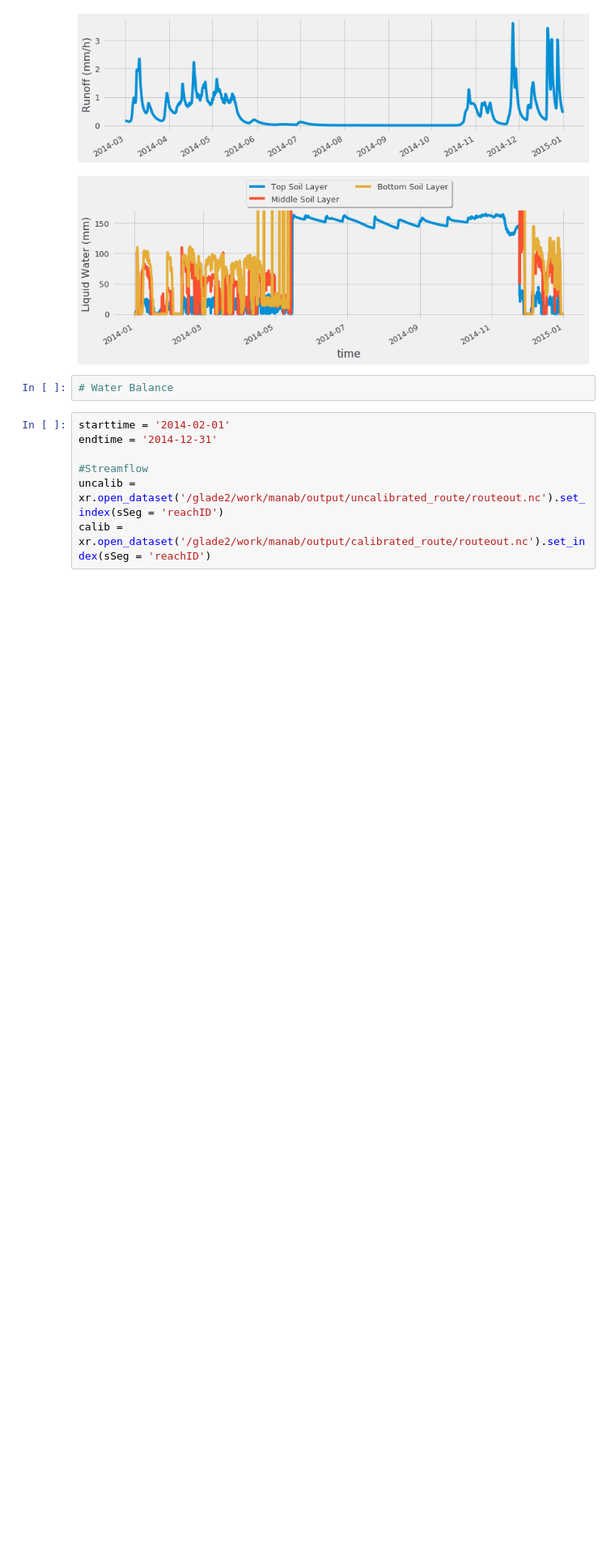
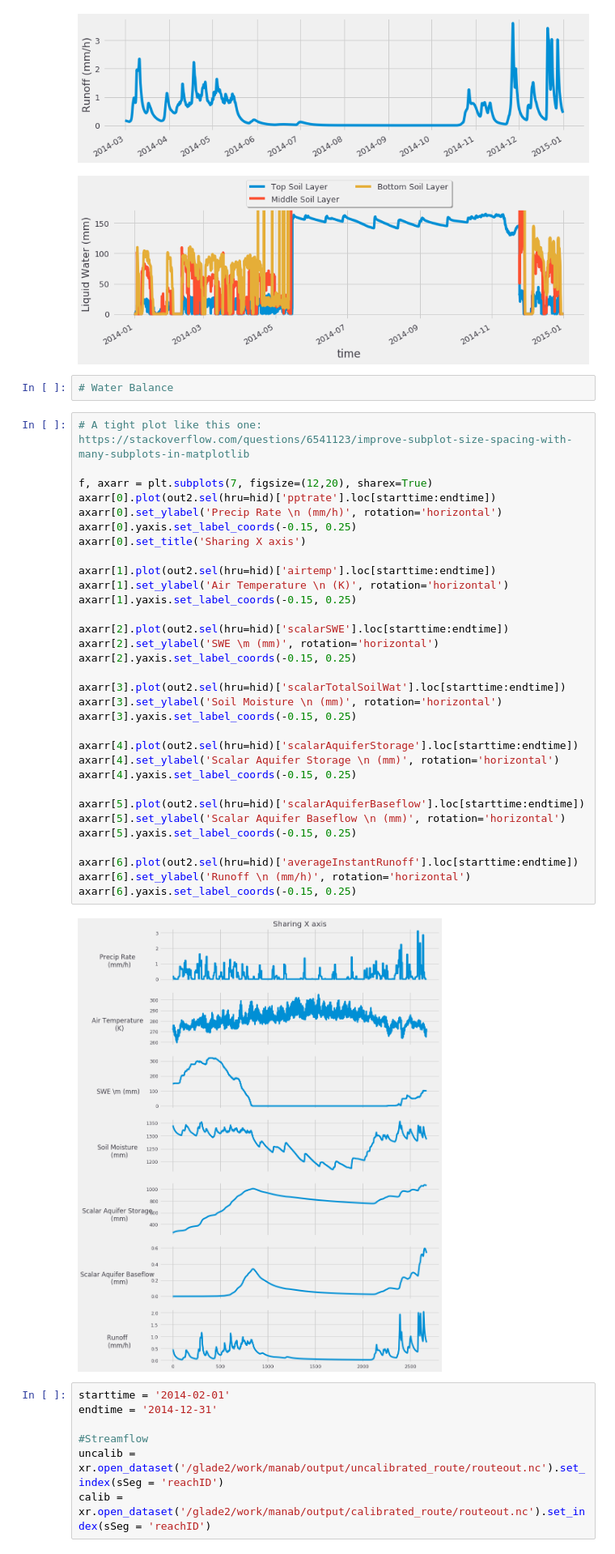
Before and after one commit to hydrofcst/luit, a Jupyter notebook: calib_HHDW1_comprehensive.ipynb, the cells around one changed output. Shown at 81% size. Drawn from its saved outputs; the diff is of its cells as text; blank space fills up the shorter version.

Commit message:
Subplots

```diff
--- a/calib_HHDW1_comprehensive.ipynb
+++ b/calib_HHDW1_comprehensive.ipynb
@@ -161,6 +161,40 @@ metaPlotter(out1)
 [figure]
 # %%
 # Water Balance
+# %%
+# A tight plot like this one: https://stackoverflow.com/questions/6541123/improve-subplot-size-spacing-with-many-subplots-in-matplotlib
+
+f, axarr = plt.subplots(7, figsize=(12,20), sharex=True)
+axarr[0].plot(out2.sel(hru=hid)['pptrate'].loc[starttime:endtime])
+axarr[0].set_ylabel('Precip Rate \n (mm/h)', rotation='horizontal')
+axarr[0].yaxis.set_label_coords(-0.15, 0.25)
+axarr[0].set_title('Sharing X axis')
+
+axarr[1].plot(out2.sel(hru=hid)['airtemp'].loc[starttime:endtime])
+axarr[1].set_ylabel('Air Temperature \n (K)', rotation='horizontal')
+axarr[1].yaxis.set_label_coords(-0.15, 0.25)
+
+axarr[2].plot(out2.sel(hru=hid)['scalarSWE'].loc[starttime:endtime])
+axarr[2].set_ylabel('SWE \m (mm)', rotation='horizontal')
+axarr[2].yaxis.set_label_coords(-0.15, 0.25)
+
+axarr[3].plot(out2.sel(hru=hid)['scalarTotalSoilWat'].loc[starttime:endtime])
+axarr[3].set_ylabel('Soil Moisture \n (mm)', rotation='horizontal')
+axarr[3].yaxis.set_label_coords(-0.15, 0.25)
+
+axarr[4].plot(out2.sel(hru=hid)['scalarAquiferStorage'].loc[starttime:endtime])
+axarr[4].set_ylabel('Scalar Aquifer Storage \n (mm)', rotation='horizontal')
+axarr[4].yaxis.set_label_coords(-0.15, 0.25)
+
+axarr[5].plot(out2.sel(hru=hid)['scalarAquiferBaseflow'].loc[starttime:endtime])
+axarr[5].set_ylabel('Scalar Aquifer Baseflow \n (mm)', rotation='horizontal')
+axarr[5].yaxis.set_label_coords(-0.15, 0.25)
+
+axarr[6].plot(out2.sel(hru=hid)['averageInstantRunoff'].loc[starttime:endtime])
+axarr[6].set_ylabel('Runoff \n (mm/h)', rotation='horizontal')
+axarr[6].yaxis.set_label_coords(-0.15, 0.25)
+# %% [output]
+[figure, added]
 # %%
 starttime = '2014-02-01'
 endtime = '2014-12-31'
```
